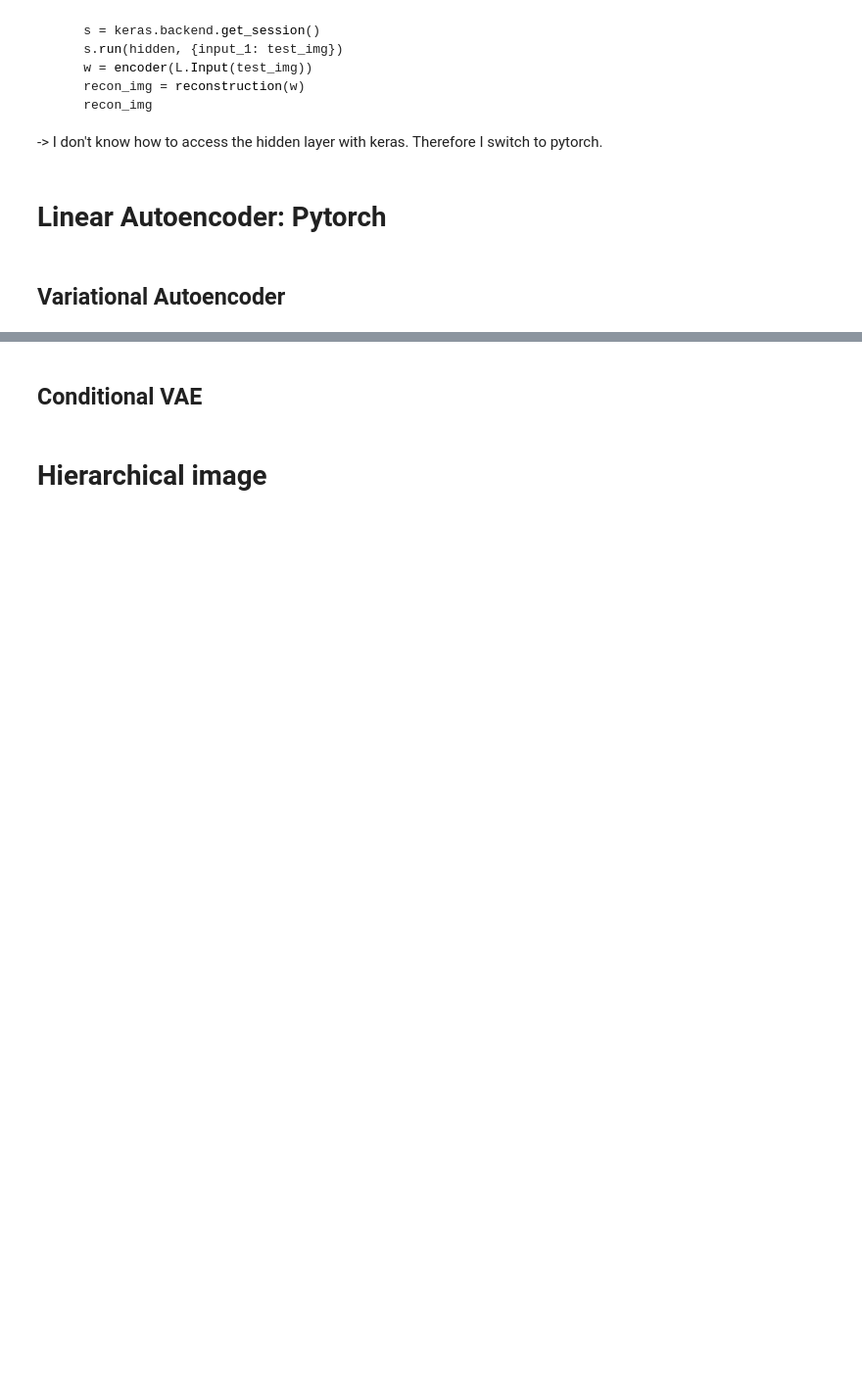
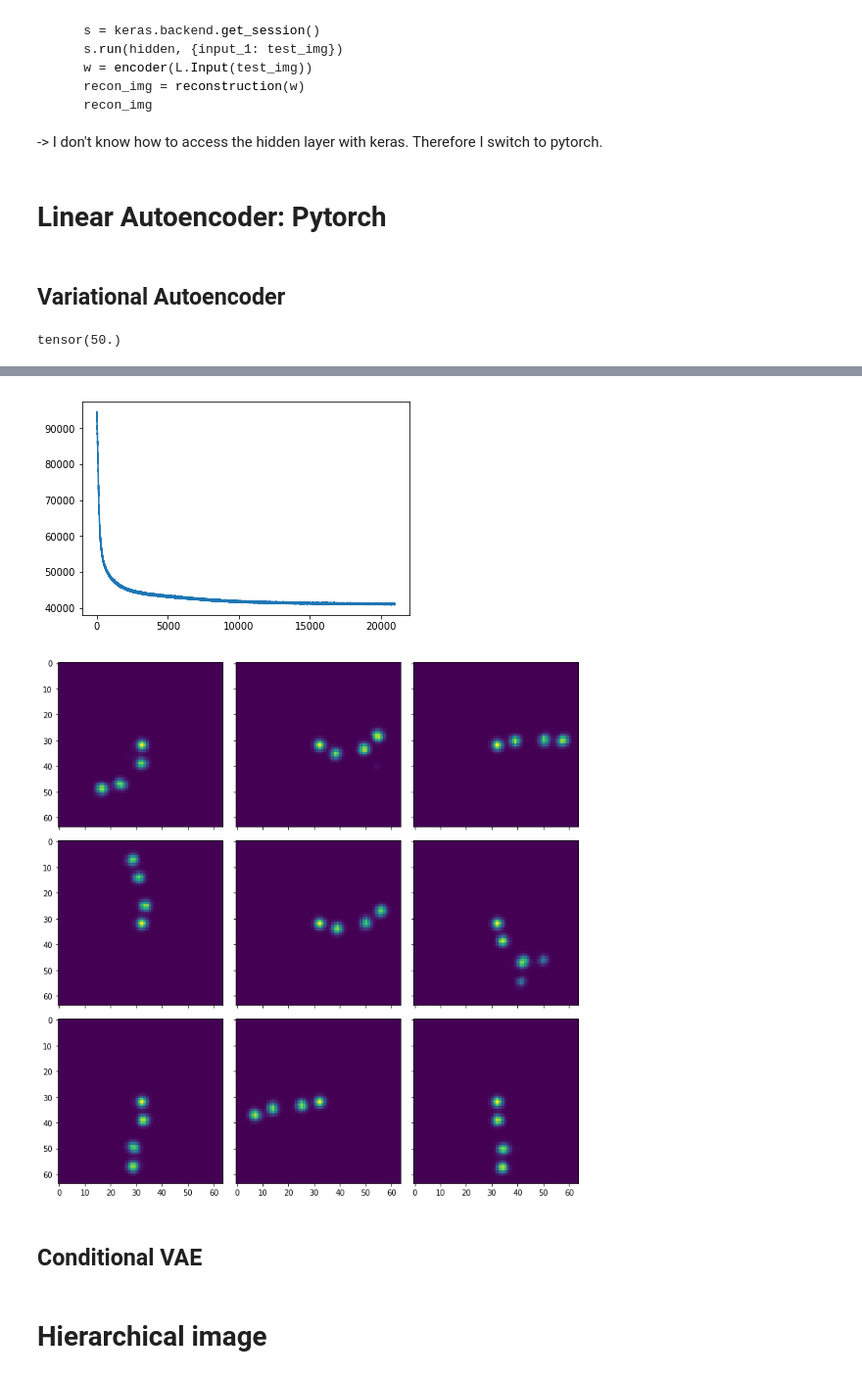
Before and after one commit to Lapu-Lapu/deep-lvm-pose-tracking, a Jupyter notebook: notebooks/toy_data.ipynb, the cells around one changed output, grey strips where cells are left out. Shown at 98% size. Saved outputs shown, nothing was run; the diff lists cells and outputs as text; code cells hidden in the pictures; blank space fills up the shorter version.

```diff
--- a/notebooks/toy_data.ipynb
+++ b/notebooks/toy_data.ipynb
@@ -60,7 +60,7 @@ def plot_sample_grid(sample):
 
 def draw_samples(model):
     with torch.no_grad():
-        sample = torch.randn(9, bottleneck).to(device)
+        sample = torch.randn(9, model.enc[-1].out_features//2).to(device)
         sample = model.decode(sample).cpu().numpy()
     return sample
 
@@ -314,22 +319,31 @@ plot_reconstruction(recon, test_img)
 # %% [markdown]
 ## Variational Autoencoder
 # %%
-bottleneck = 3
-model = VAE(input_dim=D, bottleneck=bottleneck,
+latent_dim = 3
+model = VAE(input_dim=D, latent_dim=latent_dim,
             hidden=1000).to(device)
-# train_loss = model.fit(data_loader, epochs=1,
-#                        verbose=True)
 
 loss_func = partial(v.loss_function, beta=1, likelihood='mse')
+# %%
+# check loss function
+xhat = 11*torch.ones((batch_size, D+3))
+x = torch.ones((batch_size, D+3))
+mu = torch.zeros((batch_size, latent_dim))
+logvar = torch.zeros((batch_size, latent_dim))
+loss_func = partial(v.loss_function, beta=1, likelihood='mse')
+loss_func(recon_x=xhat, x=x, mu=mu, logvar=logvar)
+# batch_size*(D+3)*0.5*np.log(np.pi*0.5)
+# %% [output]
+tensor(50.)
 # %%
 from IPython.core.debugger import set_trace
-for likelihood in ['mse', 'bce']:
-    model = VAE(input_dim=D, bottleneck=bottleneck,
+for likelihood in ['bce']:
+    model = VAE(input_dim=D, latent_dim=latent_dim,
                 hidden=900).to(device)
     optimizer = torch.optim.Adam(model.parameters(), lr=1e-3)
     loss_func = partial(v.loss_function, beta=1, likelihood=likelihood)
     train_loss = fit(model, dataloader, device=device, optimizer=optimizer,
-                    epochs=6, loss_func=loss_func)
+                    epochs=3, loss_func=loss_func)
 
     skip = min(100, len(train_loss))
     plt.plot(train_loss[skip:])
@@ -337,3 +351,4 @@ for likelihood in ['mse', 'bce']:
     plot_sample_grid(draw_samples(model))
     del model
     torch.cuda.empty_cache()
+# %% [output]
@@ -340,3 +364,5 @@ for likelihood in ['mse', 'bce']:
+[figure, added]
+[figure, added]
 # %%
 recon, mu,logvar = model(Tensor(test_img).to(device))
 print(mu)
```
Also changed, not shown: parts of 3 cells of this notebook, 1 other file.
